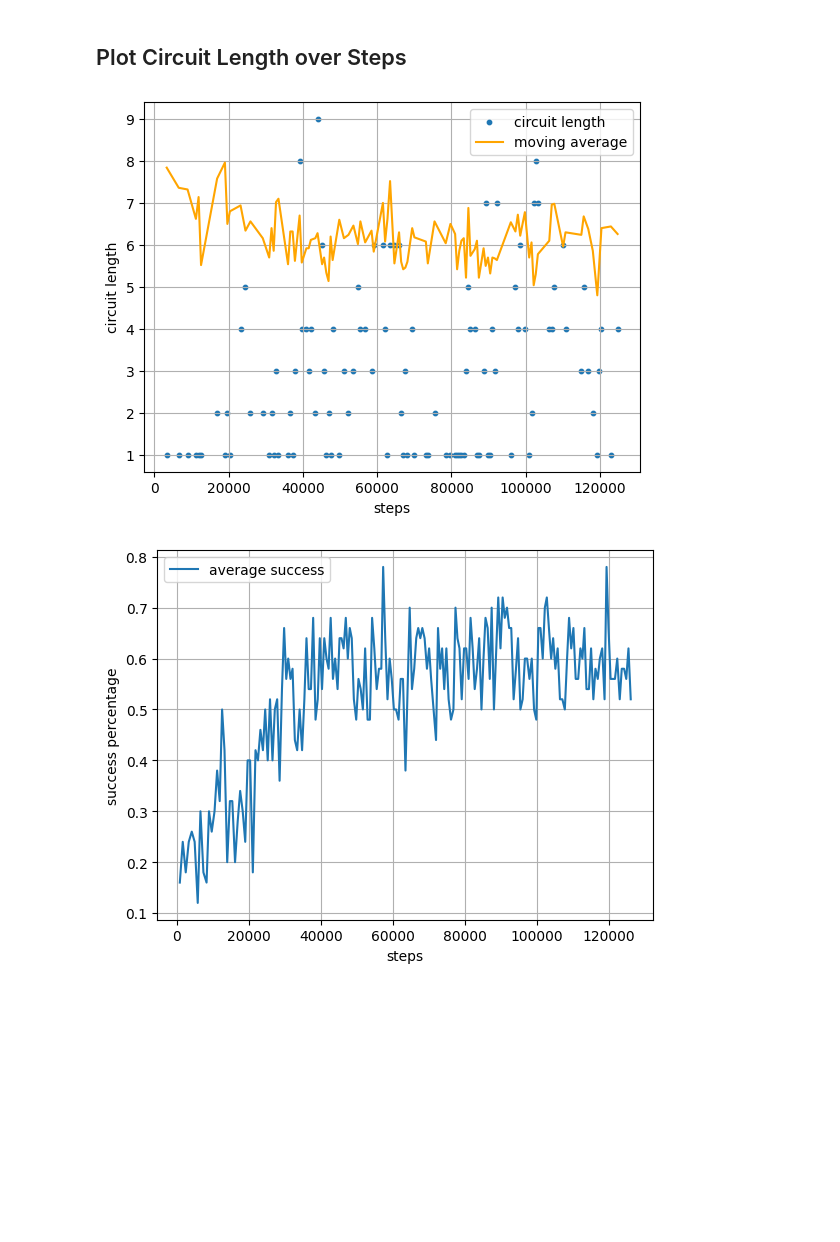
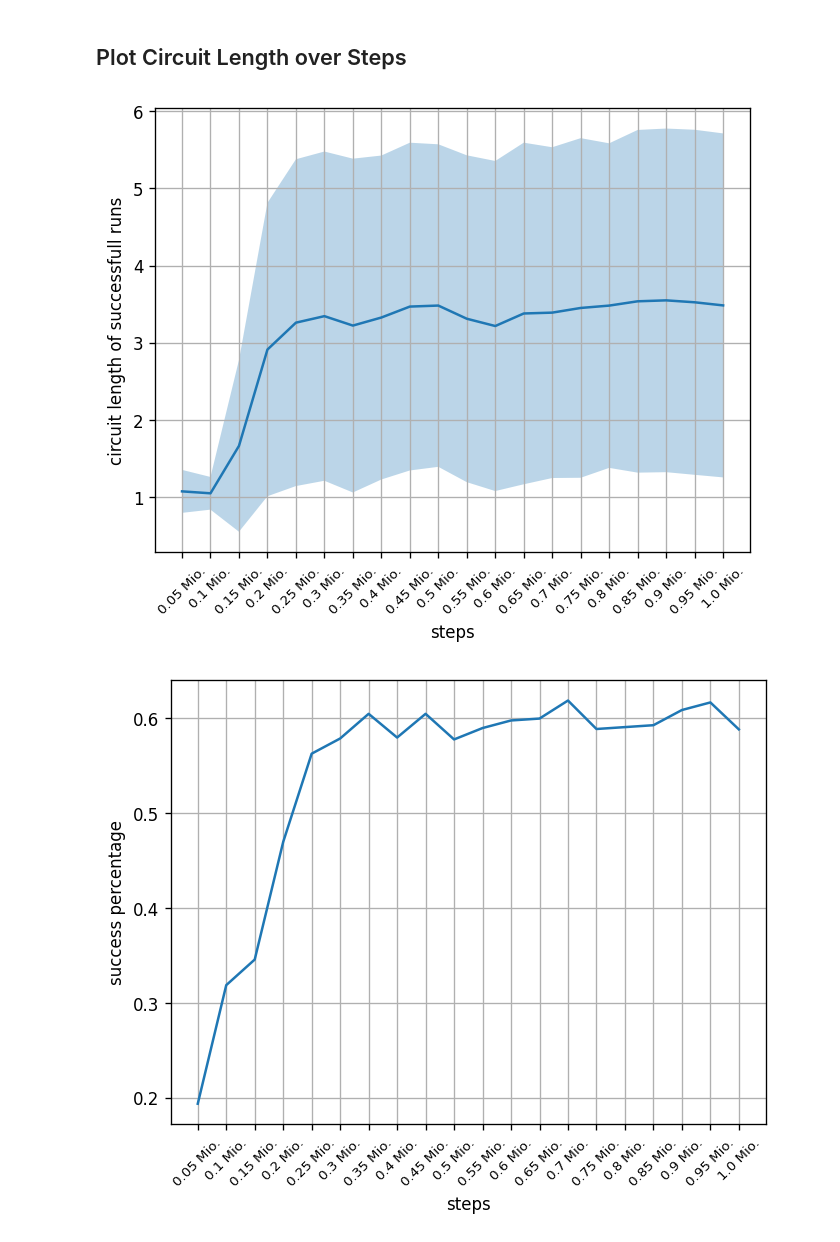
Before and after one commit to westoun/qcs-rl, a Jupyter notebook: evaluation.ipynb, the cells around one changed output. Cells and saved outputs as stored; diff of their text form; code cells hidden in the pictures; blank space fills up the shorter version.

```diff
--- a/evaluation.ipynb
+++ b/evaluation.ipynb
@@ -25,11 +25,13 @@ Requirement already satisfied: six>=1.5 in ./venv/lib/python3.9/site-packages (f
 WARNING: You are using pip version 21.2.4; however, version 25.2 is available.
 You should consider upgrading via the '/Users/christophstein/Documents/jku/qcs-rl/venv/bin/python -m pip install --upgrade pip' command.
 Note: you may need to restart the kernel to use updated packages.
+# %%
+plt.rcParams["figure.dpi"] = 120
 # %%
 LOG_DIR = "logs"
 # %%
-test_df = pd.read_csv(f"{LOG_DIR}/eval.monitor.csv", skiprows=1)
-test_df.head()
+test_df_raw = pd.read_csv(f"{LOG_DIR}/eval.monitor.csv", skiprows=1)
+test_df_raw.head()
 # %% [output]
 |  | r | l | t |
 | 0 | -90.01 | 10 | 28.952910 |
@@ -38,7 +40,10 @@ test_df.head()
 | 3 | -180.01 | 10 | 28.957872 |
 | 4 | -180.01 | 10 | 28.960152 |
 # %%
-EPISODE_CUTOFF = 10 # must be same as in training code.
+# All of the following must be same as in training code.
+EPISODE_CUTOFF = 10
+N_EVAL_EPISODES=1_000
+EVAL_FREQUENCY=50_000
 # %% [markdown]
 # Data Preparation
 # %%
@@ -72,6 +103,3 @@ Index(['r', 'l', 't'], dtype='object')
-# %%
-# Select every nth datapoint to avoid plot clutter
-test_df = test_df[test_df.index % 100 == 0]
 # %% [markdown]
 # Data Analysis
 # %% [markdown]
@@ -96,30 +126,34 @@ plt.show()
 # %%
 ax = plt.subplot()
 
-# Only log circuit length where a circuit was found
-test_df_succ = test_df[test_df["l"] < EPISODE_CUTOFF]
 
-ax.scatter(test_df_succ["steps"], test_df_succ["l"], label="circuit length", s=10)
-ax.plot(test_df_succ["steps"], test_df_succ["l_avg"], label="moving average", c="orange")
+
+ax = plt.subplot()
+
+ax.plot(test_df["steps"], test_df["l_mean"])
+ax.fill_between(
+    test_df["steps"], test_df["l_lower_bound"], test_df["l_upper_bound"], alpha=0.3
+)
 
 ax.set_xlabel("steps")
-ax.set_ylabel("circuit length")
+ax.set_ylabel("circuit length of successfull runs")
 
-plt.legend()
 plt.grid()
+plt.xticks(fontsize=8, rotation=45)
 plt.show()
 # %% [output]
-[figure, old version]
+[figure, new version]
 # %%
+
 ax = plt.subplot()
 
-ax.plot(test_df["steps"], test_df["succ_pct"], label="average success")
+ax.plot(test_df["steps"], test_df["succ_pct"])
 
 ax.set_xlabel("steps")
 ax.set_ylabel("success percentage")
 
-plt.legend()
 plt.grid()
+plt.xticks(fontsize=8, rotation=45)
 plt.show()
 # %% [output]
-[figure, old version]
+[figure, new version]
```
Also changed, not shown: parts of 3 cells of this notebook.
